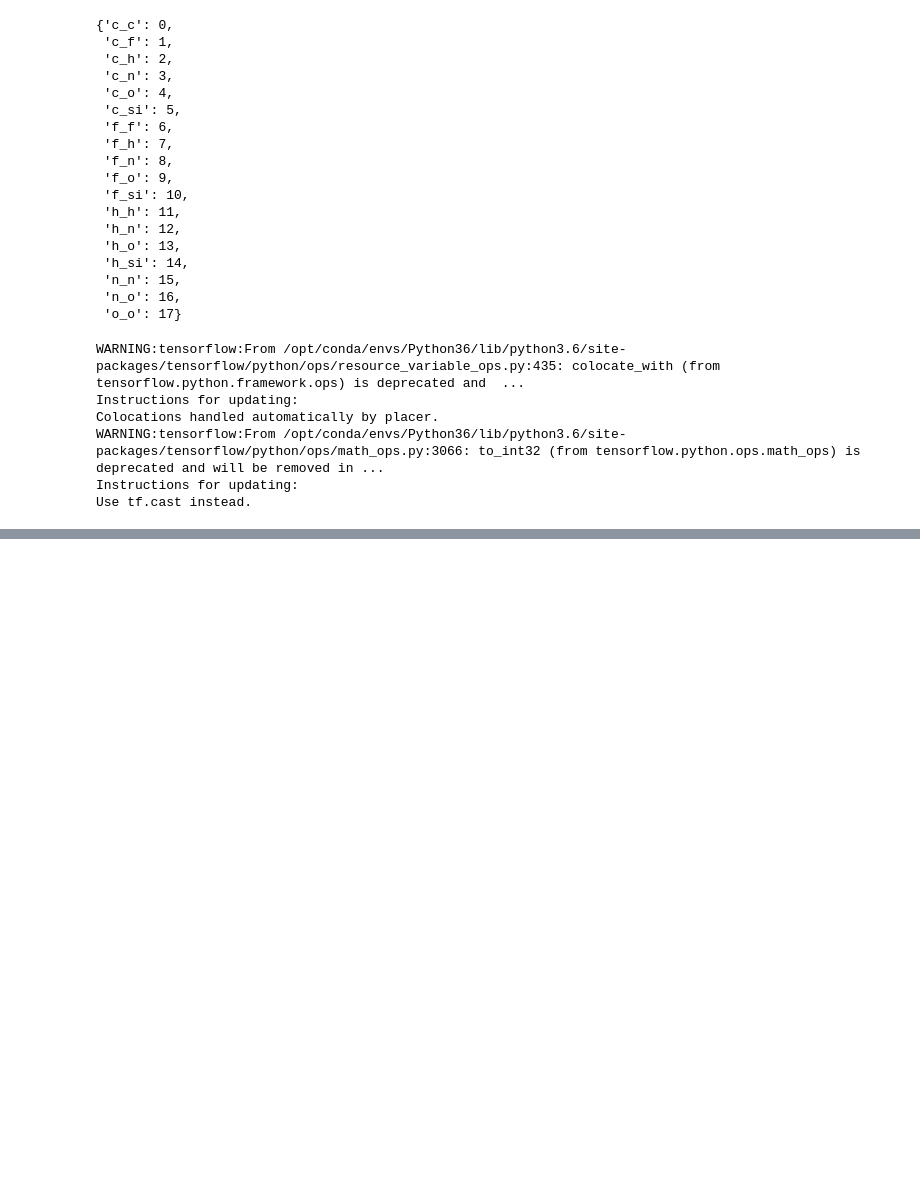
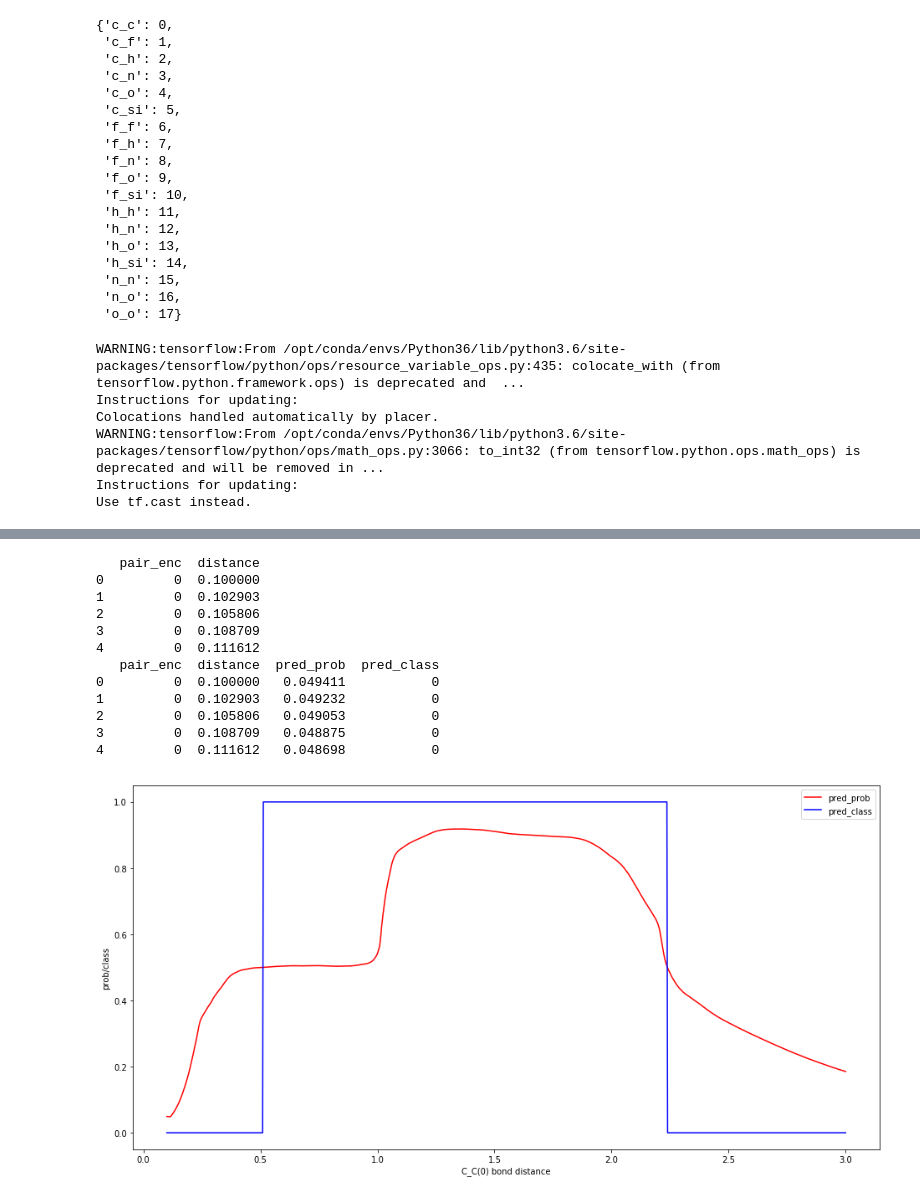
Before and after one commit to siddharth-ncl-work/connectivity_using_ml, a Jupyter notebook: model_deployment.ipynb, the cells around one changed output, grey strips where cells are left out. Drawn from its saved outputs; the diff is of its cells as text; code cells hidden in the pictures; blank space fills up the shorter version.

```diff
--- a/model_deployment.ipynb
+++ b/model_deployment.ipynb
@@ -300,0 +303,16 @@ plt.legend()
+# %%
+decisionBoundary('c_c')
+# %% [output]
+   pair_enc  distance
+0         0  0.100000
+1         0  0.102903
+2         0  0.105806
+3         0  0.108709
+4         0  0.111612
+   pair_enc  distance  pred_prob  pred_class
+0         0  0.100000   0.049411           0
+1         0  0.102903   0.049232           0
+2         0  0.105806   0.049053           0
+3         0  0.108709   0.048875           0
+4         0  0.111612   0.048698           0
+[figure, added]
```
Also changed, not shown: parts of 14 cells of this notebook.
